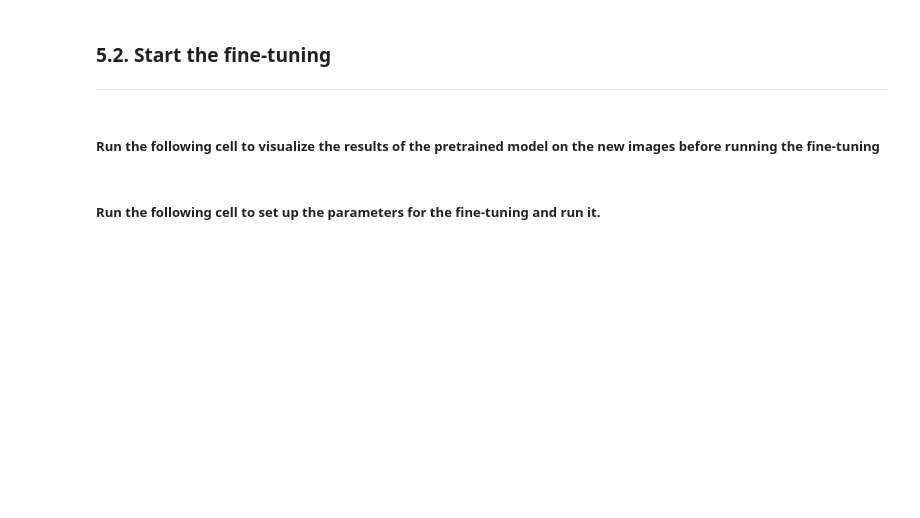
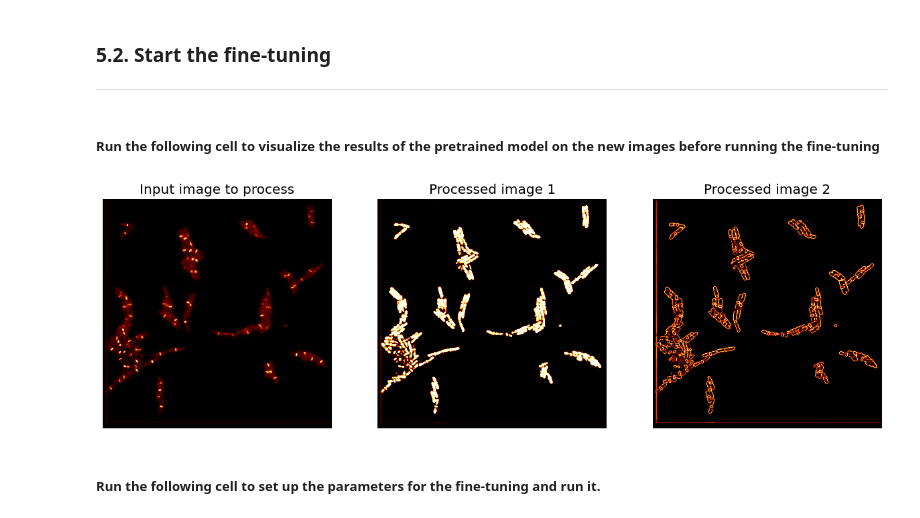
Before and after one commit to HenriquesLab/DL4MicEverywhere, a Jupyter notebook: notebooks/Bespoke_notebooks/bioimageio-pytorch/load_bioimageio_pytorch.ipynb, the cells around one changed output. Saved outputs shown, nothing was run; the diff lists cells and outputs as text; code cells hidden in the pictures; blank space fills up the shorter version.

```diff
--- a/notebooks/Bespoke_notebooks/bioimageio-pytorch/load_bioimageio_pytorch.ipynb
+++ b/notebooks/Bespoke_notebooks/bioimageio-pytorch/load_bioimageio_pytorch.ipynb
@@ -884,46 +1075,52 @@ Image_path = ""  #@param {type:"string"}
 #@markdown ### Indicate where to save the output of the model:
 Results_folder = ""  #@param {type:"string"}
 
+# Create the result/output folder
+os.makedirs(Results_folder, exist_ok=True)
+
 if use_test_image:
   # Download and take the input paths from the model description
   input_paths = {ipt.id: download(ipt.test_tensor).path for ipt in model.inputs}
+  filename = str(model.inputs[0].test_tensor)
 else:
   # Load the paths to the input images
   input_paths = {"input0": Path(Image_path)}
+  filename = Image_path.split(os.sep)[-1]
 
 # The prediction pipeline expects a Sample object from bioimageio.core
 input_sample = create_sample_for_model(
     model=model, inputs=input_paths, sample_id="my_demo_sample"
 )
 
 # The prediction pipeline expects a Sample object from bioimageio.core
 prediction = predict(model=model, inputs=input_sample)
 
 # Convert both input and output sample tensors into a NumPy format to save and plot them
 input_sample_tensor = input_sample.members["input0"].data
 input_sample_tensor = np.squeeze(input_sample_tensor)
 prediction_tensor = prediction.members["output0"].data
 prediction_tensor = np.squeeze(prediction_tensor)
 
 # Save the output results
-filename = Image_path.split(os.sep)[-1]
 name, extenstion = filename.split('.')
 for i, f in enumerate(prediction_tensor):
   imsave(uri=os.path.join(Results_folder, f"{name}_{i}.{extenstion}"), im=f)
 
 # Plot the input image and the predicted results
-plt.figure(figsize=(15,15))
+plt.figure(figsize=(5*(prediction_tensor.shape[0] + 1),15))
 plt.subplot(1,1+prediction_tensor.shape[0],1)
 plt.imshow(np.squeeze(input_sample_tensor), cmap="afmhot")
 plt.axis('off')
 plt.title("Input image to process")
 
 for pred_idx, pred in enumerate(prediction_tensor):
     plt.subplot(1,1+prediction_tensor.shape[0],pred_idx+2)
     plt.imshow(pred, cmap="afmhot")
     plt.axis('off')
     plt.title(f"Processed image {pred_idx+1}")
 plt.show()
+# %% [output]
+[figure, added]
 # %% [markdown]
 ##### Run the following cell to set up the parameters for the fine-tuning and run it.
 # %%
```
Also changed, not shown: parts of 13 cells of this notebook.
